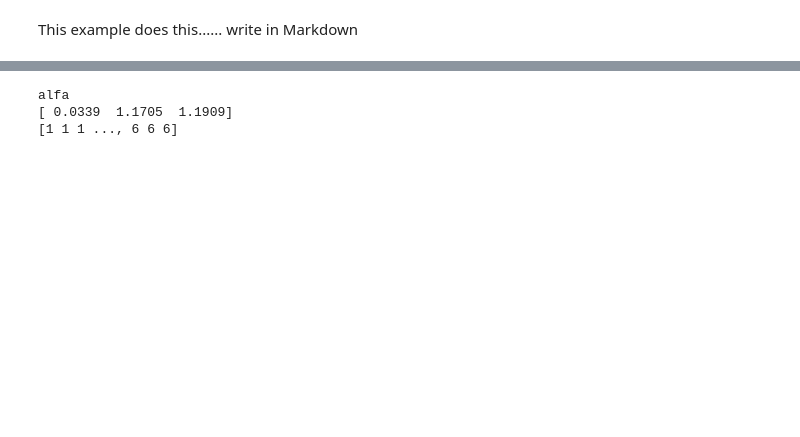
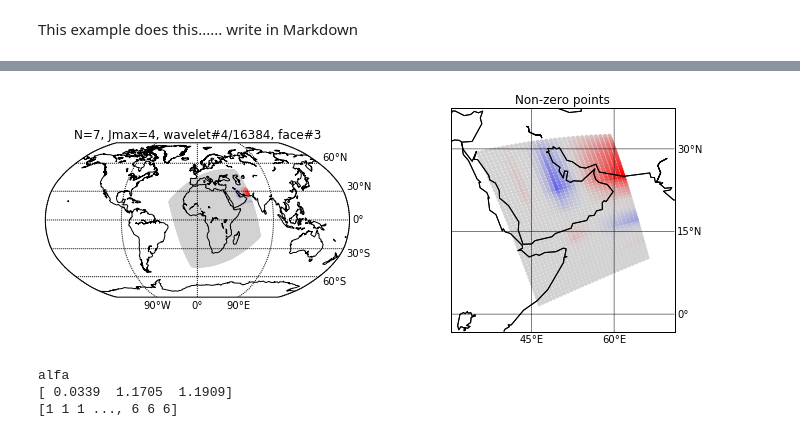
Before and after one commit to globalseismology/avni, a Jupyter notebook: examples/wavelets_examples.ipynb, the cells around one changed output, grey strips where cells are left out. Saved outputs shown, nothing was run; the diff lists cells and outputs as text; code cells hidden in the pictures; blank space fills up the shorter version.

Commit message:
Modified to plot the basis values

```diff
--- a/examples/wavelets_examples.ipynb
+++ b/examples/wavelets_examples.ipynb
@@ -45,23 +58,19 @@ ModelFile = sio.loadmat(Database_Path + VeloName)
 # %%
-#Plot a wavelet on x,y
-Nbasis = len(WaveletBasis['Me'][0,:])
-ii = 0 # Choose a wavelet
-plt.matshow(WaveletBasis['Me'][0,ii][0].toarray())
-
 #Plot a wavelet from a selected face
 face = 2 #out of 0-5
-ii = 200 #0-16383
+ii = 3 #0-16383
 
 
 N = Grids['MetaN'][0][0]
+Jmax = Grids['MetaJmax'][0][0]
 lonwav = Grids['lon'][face*Nbasis:(face+1)*Nbasis]
 latwav = Grids['lat'][face*Nbasis:(face+1)*Nbasis]
-value = WaveletBasis['Me'][0,ii][0].toarray()/np.amax(abs(value))
+value = WaveletBasis['Me'][0,ii][0].toarray()
 value = value.flatten()
 
 # Define a colorscale
 colormax=np.amax(abs(value)) #(-colormax,colormax) are the limits of the colorbar
-greylimit=0.1*colormax  #this is the limit to which the middle color (grey) will extend on either side of colorttmax mid
+greylimit=0.001*colormax  #this is the limit to which the middle color (grey) will extend on either side of colorttmax mid
 name='r_lgrey_b'
 c = colors.ColorConverter().to_rgb
 colorlist=[c('blue'), c('lightgray'), (2.*colormax-2.*greylimit)/(4.*colormax), c('lightgray'),c('lightgray'), (2.*colormax+2.*greylimit)/(4.*colormax), c('lightgray'),c('red'), 1., c('red')]
@@ -95,3 +85,64 @@ TypeError: You must first set_array for mappable
+# %%
+# Make the figure
+fig = plt.figure(figsize=(12, 4), dpi=300, facecolor='w')
+
+ax = fig.add_subplot(121)
+m = Basemap(projection='robin', lon_0=0,resolution='c',ax=ax)
+m.drawcoastlines()
+x, y = m(lonwav,latwav);
+cm = get_cmap(palette)
+sc = ax.scatter(x, y, c=colorVal, vmin=-colormax, vmax=colormax, edgecolor= '', cmap=cm)
+
+# Set title
+titlestr='N='+str(N)+', Jmax='+str(Jmax)+', wavelet#'+str(ii+1) \
+            +'/'+str(Nbasis)+', face#'+str(face+1)
+ax.set_title(titlestr,fontsize=12)
+
+# draw parallels and meridians.
+# labels = [left,right,top,bottom]
+parallels = np.arange(-60,90,30.)
+m.drawparallels(parallels,labels=[False,True,False,False])
+meridians = np.arange(0.,360.,90.)
+m.drawmeridians(meridians,labels=[False,False,False,True])
+
+####### Plot within the face
+ax = fig.add_subplot(122)
+findnonzeros = np.where(value != 0.)
+lonwavsel=lonwav[findnonzeros];latwavsel=latwav[findnonzeros]
+colorValsel=colorVal[findnonzeros] ;valuesel=value[findnonzeros]
+
+m = Basemap(projection='cyl',llcrnrlat=min(latwavsel)-5.,urcrnrlat=max(latwavsel)+5.,\
+            llcrnrlon=min(lonwavsel)-5.,urcrnrlon=max(lonwavsel)+5.,resolution='c',ax=ax)
+m.drawcoastlines()
+m.drawcoastlines()
+x, y = m(lonwavsel,latwavsel);
+cm = get_cmap(palette)
+sc = ax.scatter(x, y, c=colorValsel, vmin=-colormax, vmax=colormax, edgecolor= '', cmap=cm)
+ax.set_title('Non-zero points',fontsize=12)
+
+# create an axes on the right side of ax. The width of cax will be 5%
+# of ax and the padding between cax and ax will be fixed at 0.05 inch.
+#divider = make_axes_locatable(ax)
+#cax = divider.append_axes("left", size="5%", pad=0.1)
+#cbar=colorbar(sc, cax=cax, orientation="horizontal",ticklocation="top")
+#tick_locator = ticker.MaxNLocator(nbins=9)
+#cbar.locator = tick_locator
+#cbar.update_ticks()
+#cbar.ax.tick_params(labelsize=12)
+
+
+
+# draw parallels and meridians.
+spacing = int((max(latwavsel)-min(latwavsel))/2.)
+parallels = np.arange(-90,90,spacing)
+m.drawparallels(parallels,labels=[False,True,False,False])
+spacing = int((max(lonwavsel)-min(lonwavsel))/2.)
+meridians = np.arange(-180.,180.,spacing)
+m.drawmeridians(meridians,labels=[False,False,False,True])
+
+plt.show()
+# %% [output]
+[figure, added]
 # %%
 print Grids['MetaEulerNames'][0][0][0]
 print Grids['MetaEulerVals'][0]
```
Also changed, not shown: parts of 6 cells of this notebook.
